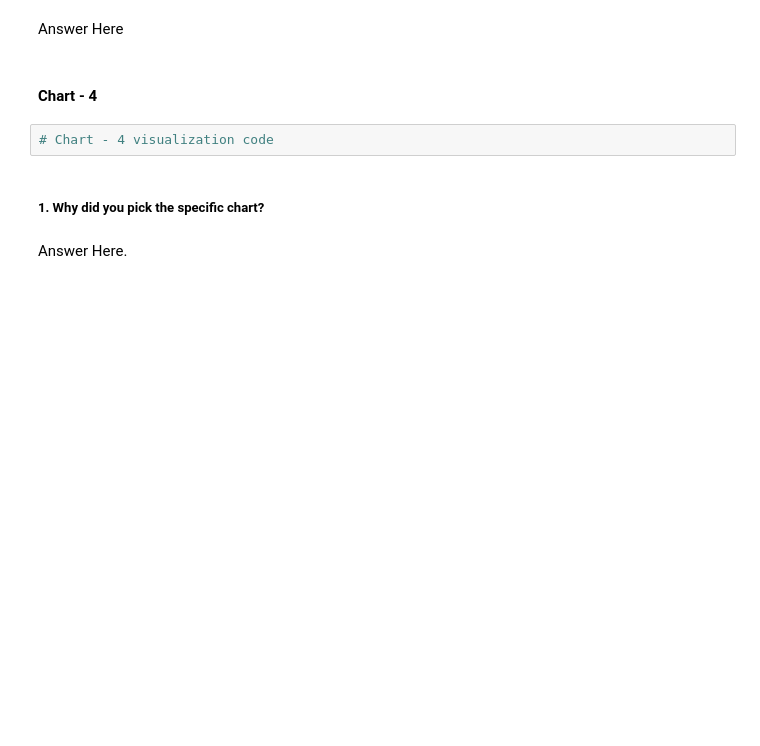
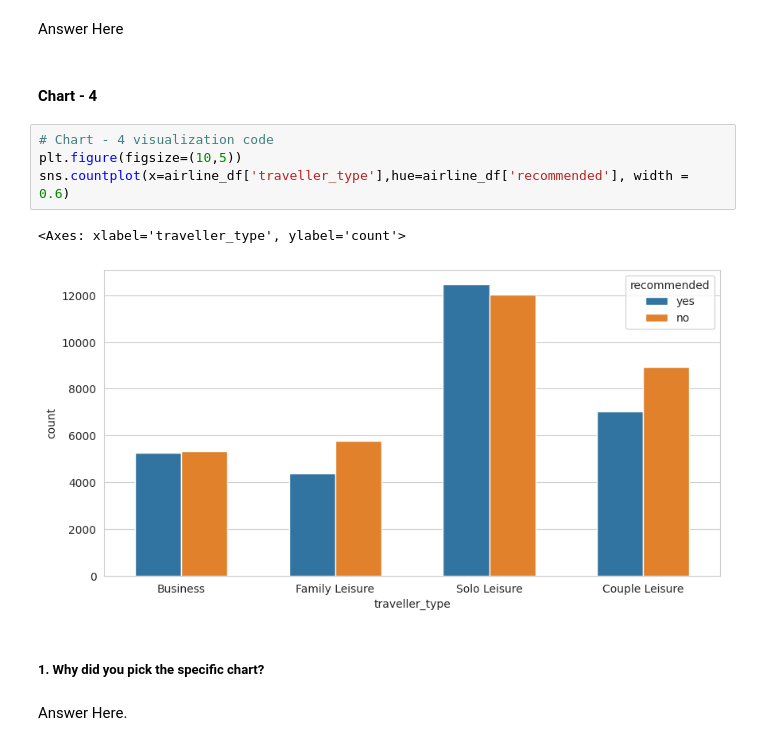
Before and after one commit to vedanttule134/Airline-Passenger-Referral-Prediction, a Jupyter notebook: Airline_Passenger_Referral_Prediction.ipynb, the cells around one changed output. Saved outputs shown, nothing was run; the diff lists cells and outputs as text; blank space fills up the shorter version.

```diff
--- a/Airline_Passenger_Referral_Prediction.ipynb
+++ b/Airline_Passenger_Referral_Prediction.ipynb
@@ -474,8 +485,13 @@ Are there any insights that lead to negative growth? Justify with specific reaso
 Answer Here
 # %% [markdown]
 #### Chart - 4
-# %%
-# Chart - 4 visualization code
+# %%
+# Chart - 4 visualization code
+plt.figure(figsize=(10,5))
+sns.countplot(x=airline_df['traveller_type'],hue=airline_df['recommended'], width = 0.6)
+# %% [output]
+<Axes: xlabel='traveller_type', ylabel='count'>
+[figure, added]
 # %% [markdown]
 ##### 1. Why did you pick the specific chart?
 # %% [markdown]
```
Also changed, not shown: parts of 14 cells of this notebook.
